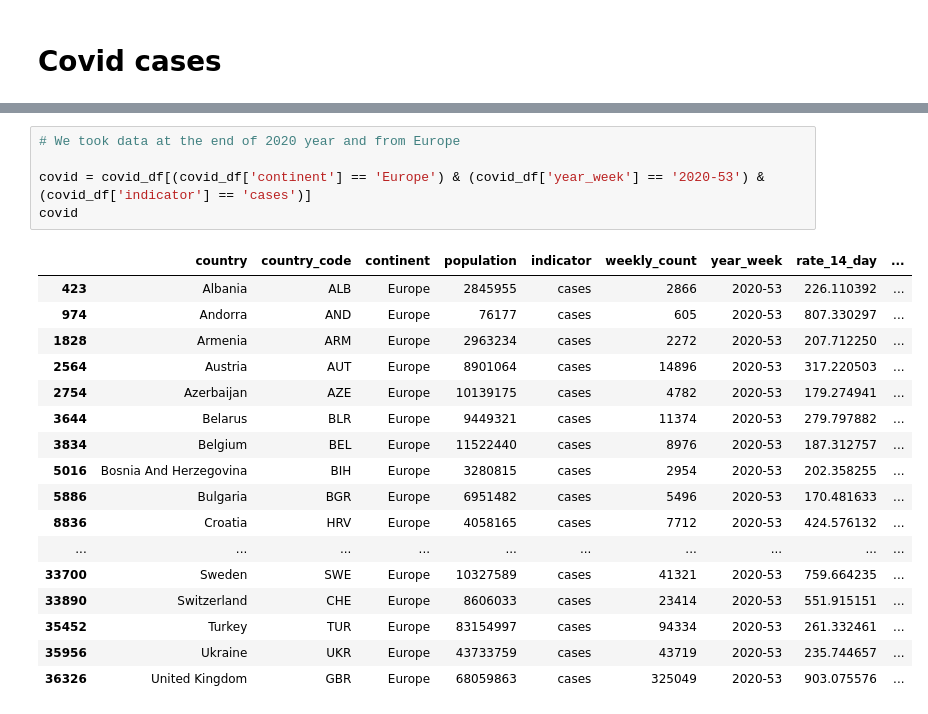
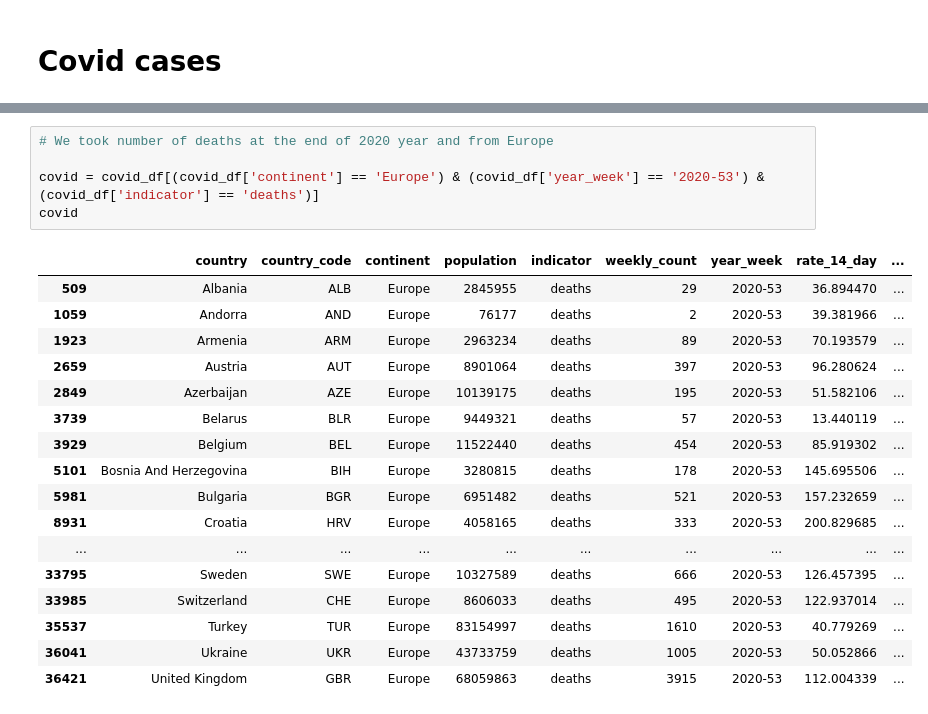
Before and after one commit to Agnesing/UE, a Jupyter notebook: RRF.ipynb, the cells around one changed output, grey strips where cells are left out. Cells and saved outputs as stored; diff of their text form.

```diff
--- a/RRF.ipynb
+++ b/RRF.ipynb
@@ -289,26 +289,26 @@ covid_df.sample(10)
 # %%
-# We took data at the end of 2020 year and from Europe
+# We took number of deaths at the end of 2020 year and from Europe
 
-covid = covid_df[(covid_df['continent'] == 'Europe') & (covid_df['year_week'] == '2020-53') & (covid_df['indicator'] == 'cases')]
+covid = covid_df[(covid_df['continent'] == 'Europe') & (covid_df['year_week'] == '2020-53') & (covid_df['indicator'] == 'deaths')]
 covid
 # %% [output]
 |  | country | country_code | continent | population | indicator | weekly_count | year_week | rate_14_day | ... |
-| 423 | Albania | ALB | Europe | 2845955 | cases | 2866 | 2020-53 | 226.110392 | ... |
-| 974 | Andorra | AND | Europe | 76177 | cases | 605 | 2020-53 | 807.330297 | ... |
-| 1828 | Armenia | ARM | Europe | 2963234 | cases | 2272 | 2020-53 | 207.712250 | ... |
-| 2564 | Austria | AUT | Europe | 8901064 | cases | 14896 | 2020-53 | 317.220503 | ... |
-| 2754 | Azerbaijan | AZE | Europe | 10139175 | cases | 4782 | 2020-53 | 179.274941 | ... |
-| 3644 | Belarus | BLR | Europe | 9449321 | cases | 11374 | 2020-53 | 279.797882 | ... |
-| 3834 | Belgium | BEL | Europe | 11522440 | cases | 8976 | 2020-53 | 187.312757 | ... |
-| 5016 | Bosnia And Herzegovina | BIH | Europe | 3280815 | cases | 2954 | 2020-53 | 202.358255 | ... |
-| 5886 | Bulgaria | BGR | Europe | 6951482 | cases | 5496 | 2020-53 | 170.481633 | ... |
-| 8836 | Croatia | HRV | Europe | 4058165 | cases | 7712 | 2020-53 | 424.576132 | ... |
+| 509 | Albania | ALB | Europe | 2845955 | deaths | 29 | 2020-53 | 36.894470 | ... |
+| 1059 | Andorra | AND | Europe | 76177 | deaths | 2 | 2020-53 | 39.381966 | ... |
+| 1923 | Armenia | ARM | Europe | 2963234 | deaths | 89 | 2020-53 | 70.193579 | ... |
+| 2659 | Austria | AUT | Europe | 8901064 | deaths | 397 | 2020-53 | 96.280624 | ... |
+| 2849 | Azerbaijan | AZE | Europe | 10139175 | deaths | 195 | 2020-53 | 51.582106 | ... |
+| 3739 | Belarus | BLR | Europe | 9449321 | deaths | 57 | 2020-53 | 13.440119 | ... |
+| 3929 | Belgium | BEL | Europe | 11522440 | deaths | 454 | 2020-53 | 85.919302 | ... |
+| 5101 | Bosnia And Herzegovina | BIH | Europe | 3280815 | deaths | 178 | 2020-53 | 145.695506 | ... |
+| 5981 | Bulgaria | BGR | Europe | 6951482 | deaths | 521 | 2020-53 | 157.232659 | ... |
+| 8931 | Croatia | HRV | Europe | 4058165 | deaths | 333 | 2020-53 | 200.829685 | ... |
 | ... | ... | ... | ... | ... | ... | ... | ... | ... | ... |
-| 33700 | Sweden | SWE | Europe | 10327589 | cases | 41321 | 2020-53 | 759.664235 | ... |
-| 33890 | Switzerland | CHE | Europe | 8606033 | cases | 23414 | 2020-53 | 551.915151 | ... |
-| 35452 | Turkey | TUR | Europe | 83154997 | cases | 94334 | 2020-53 | 261.332461 | ... |
-| 35956 | Ukraine | UKR | Europe | 43733759 | cases | 43719 | 2020-53 | 235.744657 | ... |
-| 36326 | United Kingdom | GBR | Europe | 68059863 | cases | 325049 | 2020-53 | 903.075576 | ... |
+| 33795 | Sweden | SWE | Europe | 10327589 | deaths | 666 | 2020-53 | 126.457395 | ... |
+| 33985 | Switzerland | CHE | Europe | 8606033 | deaths | 495 | 2020-53 | 122.937014 | ... |
+| 35537 | Turkey | TUR | Europe | 83154997 | deaths | 1610 | 2020-53 | 40.779269 | ... |
+| 36041 | Ukraine | UKR | Europe | 43733759 | deaths | 1005 | 2020-53 | 50.052866 | ... |
+| 36421 | United Kingdom | GBR | Europe | 68059863 | deaths | 3915 | 2020-53 | 112.004339 | ... |
 # %%
 # To next analisys we need kolumns: country, cumulative_count
 
```
Also changed, not shown: parts of 5 cells of this notebook.
